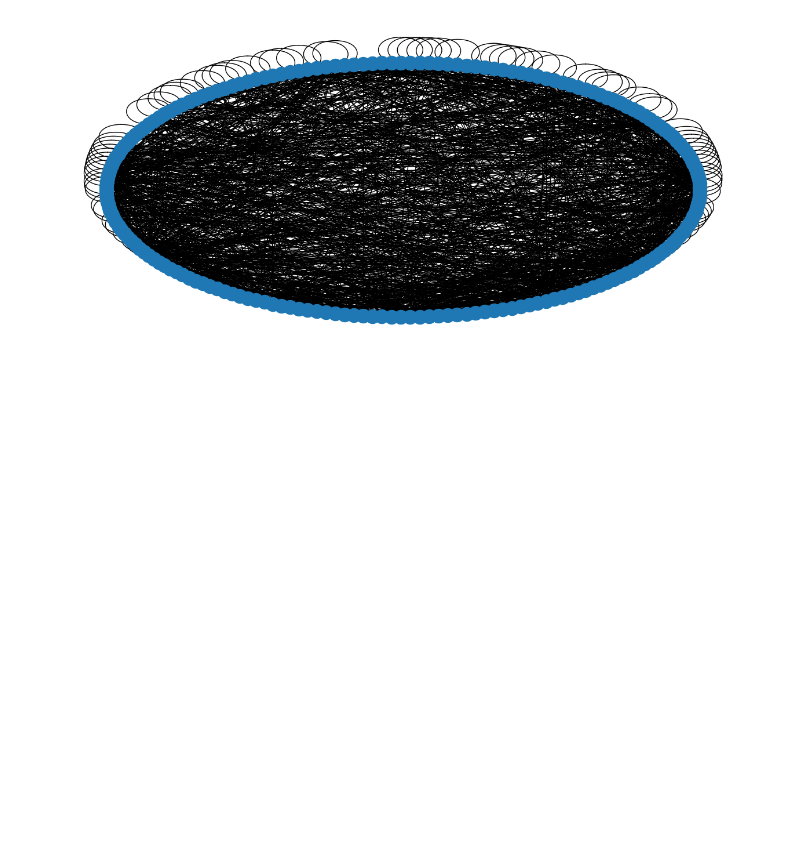
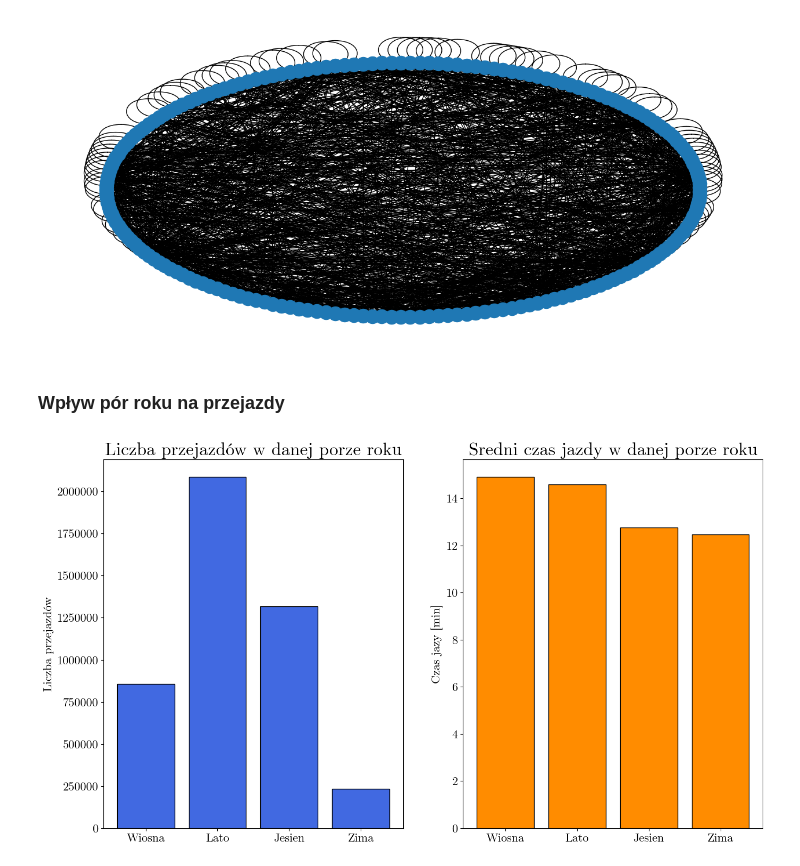
Before and after one commit to hbrt-rdzk/wroclaw-bicycles-network, a Jupyter notebook: notebooks/data_analysis.ipynb, the cells around one changed output. Drawn from its saved outputs; the diff is of its cells as text; code cells hidden in the pictures; blank space fills up the shorter version.

```diff
--- a/notebooks/data_analysis.ipynb
+++ b/notebooks/data_analysis.ipynb
@@ -225,3 +229,5 @@ pos = nx.shell_layout(graph)
 draw_bike_graph(graph, pos, False)
 # %% [output]
 [figure]
+# %% [markdown]
+### Wpływ pór roku na przejazdy
@@ -227,0 +262,28 @@ draw_bike_graph(graph, pos, False)
+# %%
+from matplotlib.ticker import ScalarFormatter
+
+
+fig, ax = plt.subplots(1, 2, figsize=(16, 9))
+
+ax[0].set_title("Liczba przejazdów w danej porze roku", fontsize=24)
+ax[0].bar(
+    rides_per_season.keys(),
+    [len(season) for season in rides_per_season.values()],
+    color="royalblue",
+    edgecolor="black",
+)
+ax[0].set_ylabel("Liczba przejazdów")
+ax[0].ticklabel_format(axis="y", style="plain", useOffset=False)
+
+ax[1].set_title("Sredni czas jazdy w danej porze roku", fontsize=24)
+ax[1].bar(
+    rides_per_season.keys(),
+    [season['duration'][season['duration'] < 120].mean() for season in rides_per_season.values()],
+    color="darkorange",
+    edgecolor="black",
+)
+ax[1].set_ylabel("Czas jazy [min]")
+
+plt.show()
+# %% [output]
+[figure, added]
```
Also changed, not shown: parts of 2 cells of this notebook.
